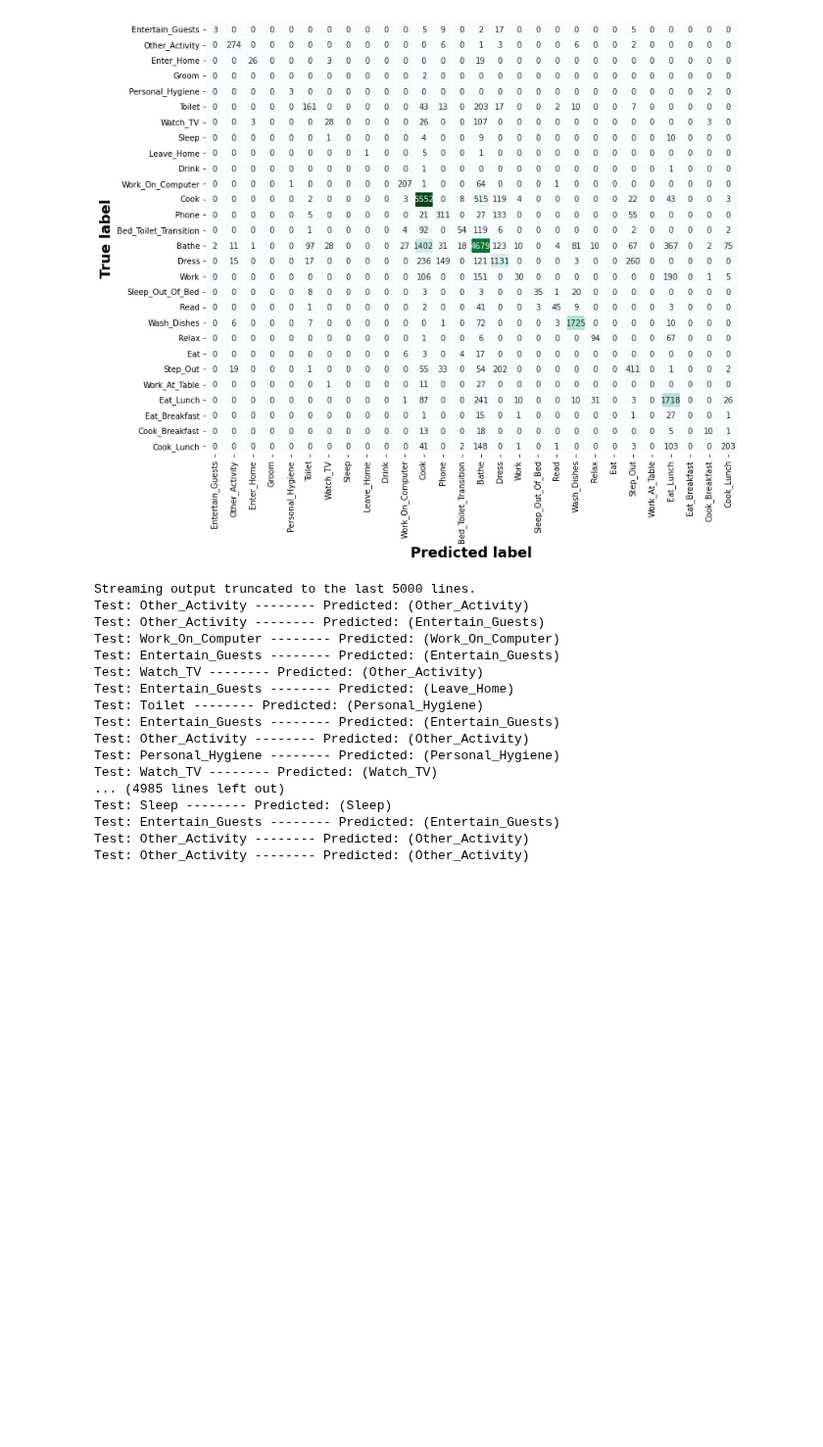
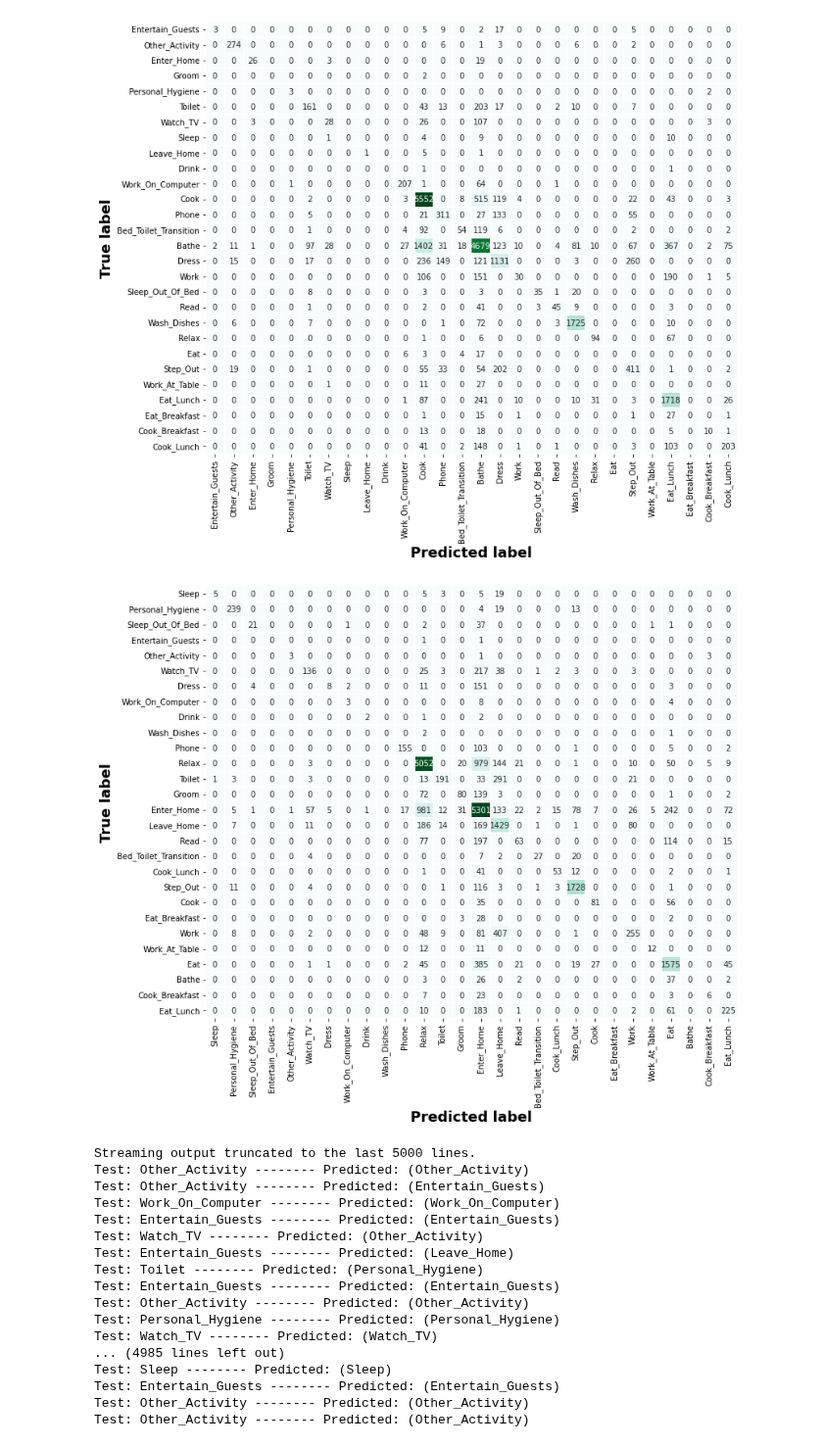
Before and after one commit to sylvas-j/ML, a Jupyter notebook: Tensorflow_works/SmartHome_ModelProcess.ipynb, the cells around one changed output. Shown at 98% size. Cells and saved outputs as stored; diff of their text form; code cells hidden in the pictures; blank space fills up the shorter version.

```diff
--- a/Tensorflow_works/SmartHome_ModelProcess.ipynb
+++ b/Tensorflow_works/SmartHome_ModelProcess.ipynb
@@ -310,18 +313,18 @@ X, y = values[:, 0:36], values[:,36]
 
 X = np.asarray(X).astype(np.float64)
 # %%
-encoder = LabelEncoder()
-encoder.fit(y_df)
-encoded_Y = encoder.transform(y_df)
+# encoder = LabelEncoder()
+# encoder.fit(y_df)
+# encoded_Y = encoder.transform(y_df)
 
-# encoded_Y = TextLabelEncoderDummy.labelencoder(y_df)
+encoded_Y = TextLabelEncoderDummy.labelencoder(y_df)
 # %%
 # convert encoder variable to dummy variable
-uniques, ids = np.unique(encoded_Y, return_inverse=True)
-dummy_y = np_utils.to_categorical(ids, len(uniques))
-# dummy_y = np_utils.to_categorical(encoded_Y)
+# uniques, ids = np.unique(encoded_Y, return_inverse=True)
+# dummy_y = np_utils.to_categorical(ids, len(uniques))
+# # dummy_y = np_utils.to_categorical(encoded_Y)
 
-# dummy_y = TextLabelEncoderDummy.encoded_to_dummy(encoded_Y)
+dummy_y = TextLabelEncoderDummy.encoded_to_dummy(encoded_Y)
 # %%
 dummy_y.shape, encoded_Y.shape
 # %% [output]
@@ -407,14 +408,16 @@ print(predictions)
 #### Reverse Predictions variables to categorical variables
 # %%
 # Reverse dummy variable to encoder variable
-reverse_dummy_predicted = uniques[predictions.argmax(1)]
+# reverse_dummy_predicted = uniques[predictions.argmax(1)]
+# print(pd.unique(reverse_dummy_predicted).shape)
+
+reverse_dummy_predicted =TextLabelEncoderDummy.reverse_dummy_to_encoded(predictions)
 print(pd.unique(reverse_dummy_predicted).shape)
 
-# reverse_dummy_predicted =TextLabelEncoderDummy.reverse_dummy_to_encoded(predictions)
+# reverse encoded Y to categorical variables
+# reverse_encoded_y_predicted = encoder.inverse_transform(reverse_dummy_predicted)
+# reverse_encoded_y_predicted
 
-# reverse encoded Y to categorical variables
-reverse_encoded_y_predicted = encoder.inverse_transform(reverse_dummy_predicted)
+reverse_encoded_y_predicted = TextLabelEncoderDummy.reverse_encoded_to_text(reverse_dummy_predicted)
 reverse_encoded_y_predicted
-
-# reverse_encoded_y_predicted = TextLabelEncoderDummy.reverse_encoded_to_text(reverse_dummy_predicted)
 # %% [output]
@@ -425,13 +427,14 @@ array(['Entertain_Guests', 'Other_Activity', 'Enter_Home', ...,
 # %%
-reverse_test_dummy = uniques[y_test.argmax(1)]
+# reverse_test_dummy = uniques[y_test.argmax(1)]
+# print(pd.unique(reverse_test_dummy).shape)
+
+reverse_test_dummy =TextLabelEncoderDummy.reverse_dummy_to_encoded(y_test)
 print(pd.unique(reverse_test_dummy).shape)
 
-# reverse_test_dummy =TextLabelEncoderDummy.reverse_dummy_to_encoded(y_test)
+# reverse_encoded_y_test = encoder.inverse_transform(reverse_test_dummy)
+# reverse_encoded_y_test
 
-
-reverse_encoded_y_test = encoder.inverse_transform(reverse_test_dummy)
+reverse_encoded_y_test = TextLabelEncoderDummy.reverse_encoded_to_text(reverse_test_dummy)
 reverse_encoded_y_test
-
-# reverse_encoded_y_test = TextLabelEncoderDummy.reverse_encoded_to_text(reverse_test_dummy)
 # %% [output]
 (28,)
@@ -566,3 +618,7 @@ df_cm
+# %%
+confusion_matrixx(reverse_encoded_y_test, reverse_encoded_y_predicted,12,10)
+# %% [output]
+[figure, added]
 # %%
 for i in range(len(reverse_encoded_y_test)):
     print("Test: %s -------- Predicted: (%s)" % (reverse_encoded_y_test[i], reverse_encoded_y_predicted[i]))
```
Also changed, not shown: parts of 16 cells of this notebook.
